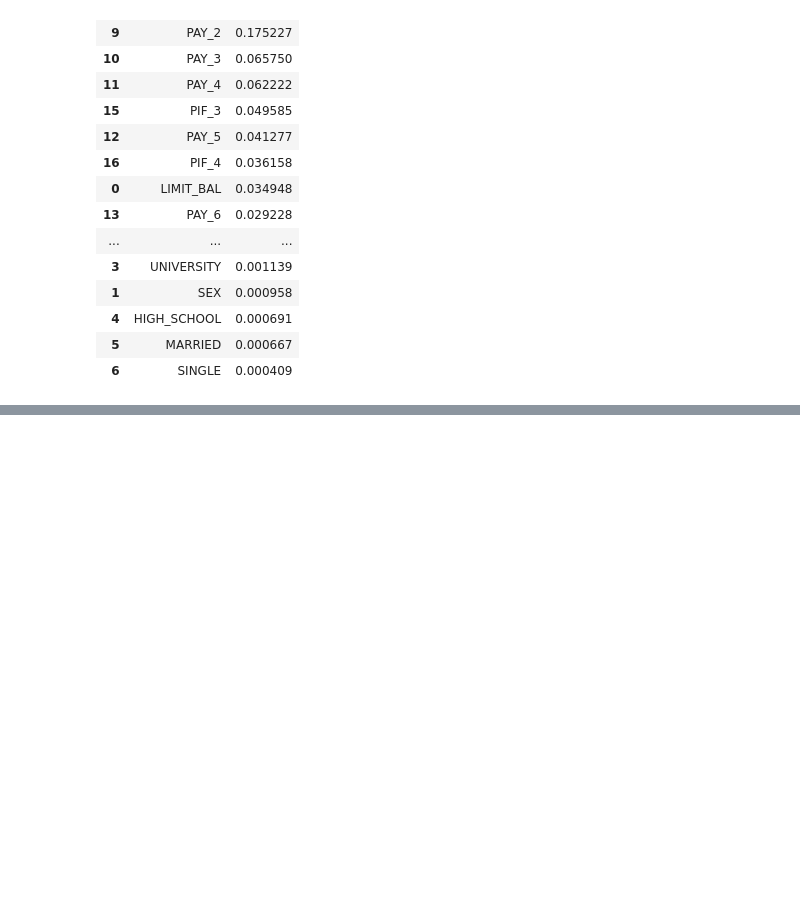
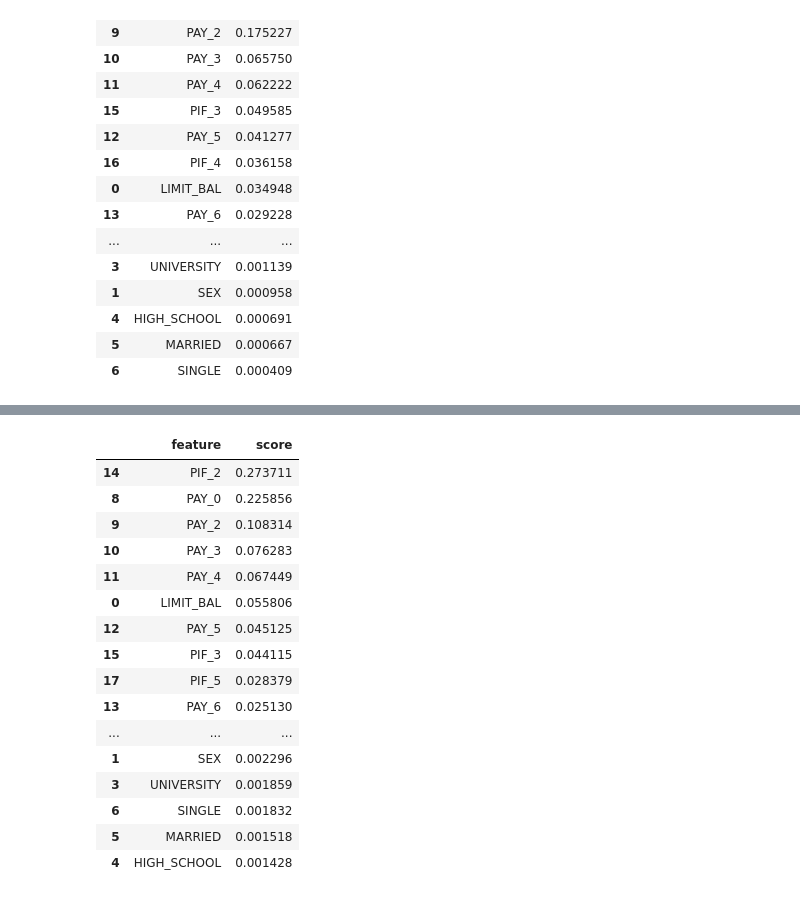
Before and after one commit to coshmeo/springboard, a Jupyter notebook: capstone 1/project code.ipynb, the cells around one changed output, grey strips where cells are left out. Cells and saved outputs as stored; diff of their text form; code cells hidden in the pictures; blank space fills up the shorter version.

```diff
--- a/capstone 1/project code.ipynb
+++ b/capstone 1/project code.ipynb
@@ -817,0 +863,16 @@ imp_df.sort_values(by='score', ascending = False)
+# %%
+#create the classifier
+clf = RandomForestClassifier(n_estimators = 16, max_depth = 7, random_state = 42,
+                            class_weight = 'balanced')
+
+#fit classifier to training set (with all defaults)
+clf = clf.fit(X_train, y_train)
+
+#run prediction on test set
+prd = clf.predict(X_test)
+
+#check recall
+print('Recall score:', recall_score(y_true = y_test, y_pred = prd))
+
+#show confusion matrix
+pd.DataFrame(confusion_matrix(y_true = y_test, y_pred = prd))
@@ -817,0 +884,22 @@ imp_df.sort_values(by='score', ascending = False)
+# %%
+imp = clf.feature_importances_.tolist()
+imp_df = pd.DataFrame({'feature': features, 'score': imp})
+imp_df.sort_values(by='score', ascending = False)
+# %% [output]
+|  | feature | score |
+| 14 | PIF_2 | 0.273711 |
+| 8 | PAY_0 | 0.225856 |
+| 9 | PAY_2 | 0.108314 |
+| 10 | PAY_3 | 0.076283 |
+| 11 | PAY_4 | 0.067449 |
+| 0 | LIMIT_BAL | 0.055806 |
+| 12 | PAY_5 | 0.045125 |
+| 15 | PIF_3 | 0.044115 |
+| 17 | PIF_5 | 0.028379 |
+| 13 | PAY_6 | 0.025130 |
+| ... | ... | ... |
+| 1 | SEX | 0.002296 |
+| 3 | UNIVERSITY | 0.001859 |
+| 6 | SINGLE | 0.001832 |
+| 5 | MARRIED | 0.001518 |
+| 4 | HIGH_SCHOOL | 0.001428 |
```
Also changed, not shown: parts of 5 cells of this notebook, 1 other file.
